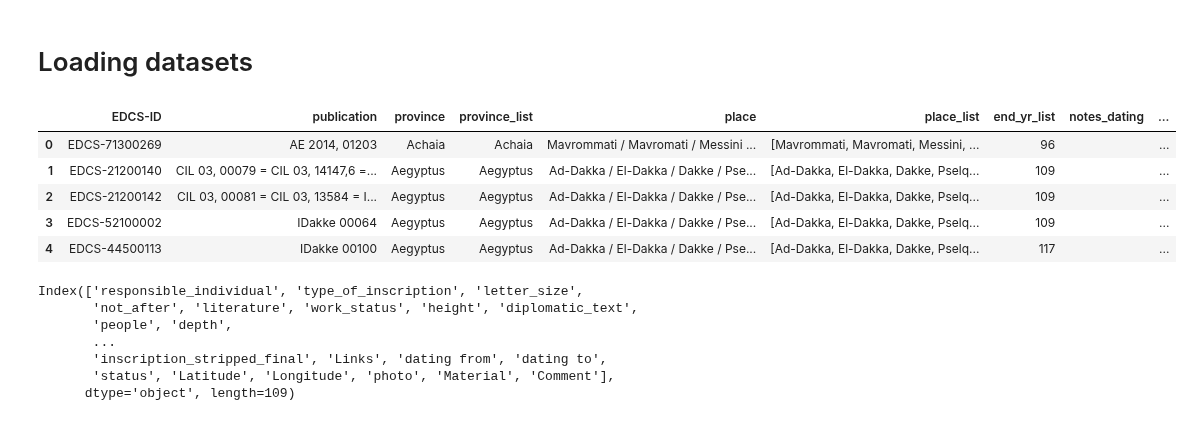
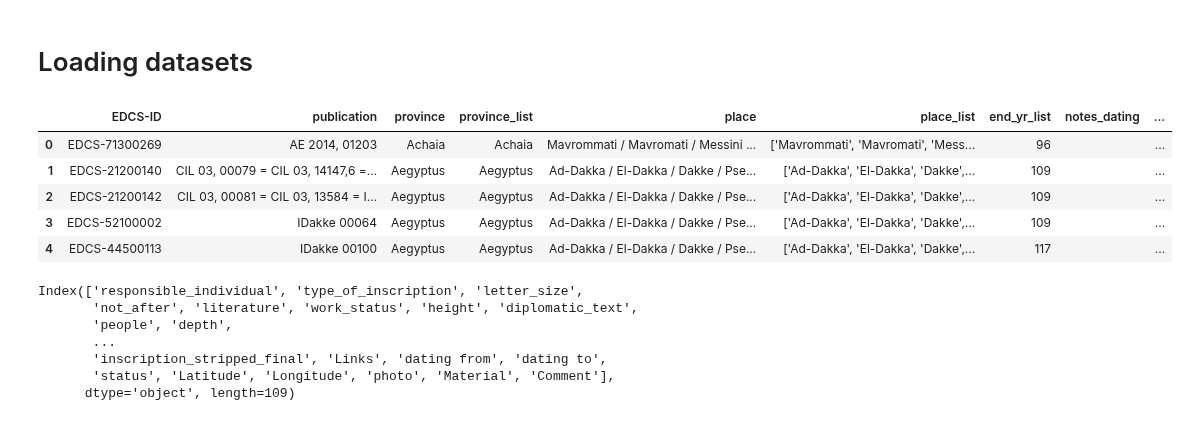
Before and after one commit to sdam-au/LI_ETL, a Jupyter notebook: scripts/4_EXTRACTING-OCCUPATIONS&ORGANIZATIONS.ipynb, the cells around one changed output. Drawn from its saved outputs; the diff is of its cells as text; code cells hidden in the pictures.

```diff
--- a/scripts/4_EXTRACTING-OCCUPATIONS&ORGANIZATIONS.ipynb
+++ b/scripts/4_EXTRACTING-OCCUPATIONS&ORGANIZATIONS.ipynb
@@ -11,15 +12,15 @@ warnings.filterwarnings('ignore')
 # %% [markdown]
 # Loading datasets
 # %%
-EDHCS = pd.read_json("../data/large_data/EDHCS.json")
+EDHCS = gpd.read_file("../data/large_data/EDHCSg.geojson", driver="GeoJSON")
 EDHCS.head(5)
 # %% [output]
 |  | EDCS-ID | publication | province | province_list | place | place_list | end_yr_list | notes_dating | ... |
-| 0 | EDCS-71300269 | AE 2014, 01203 | Achaia | Achaia | Mavrommati / Mavromati / Messini ... | [Mavrommati, Mavromati, Messini, ... | 96 |  | ... |
-| 1 | EDCS-21200140 | CIL 03, 00079 = CIL 03, 14147,6 =... | Aegyptus | Aegyptus | Ad-Dakka / El-Dakka / Dakke / Pse... | [Ad-Dakka, El-Dakka, Dakke, Pselq... | 109 |  | ... |
-| 2 | EDCS-21200142 | CIL 03, 00081 = CIL 03, 13584 = I... | Aegyptus | Aegyptus | Ad-Dakka / El-Dakka / Dakke / Pse... | [Ad-Dakka, El-Dakka, Dakke, Pselq... | 109 |  | ... |
-| 3 | EDCS-52100002 | IDakke 00064 | Aegyptus | Aegyptus | Ad-Dakka / El-Dakka / Dakke / Pse... | [Ad-Dakka, El-Dakka, Dakke, Pselq... | 109 |  | ... |
-| 4 | EDCS-44500113 | IDakke 00100 | Aegyptus | Aegyptus | Ad-Dakka / El-Dakka / Dakke / Pse... | [Ad-Dakka, El-Dakka, Dakke, Pselq... | 117 |  | ... |
+| 0 | EDCS-71300269 | AE 2014, 01203 | Achaia | Achaia | Mavrommati / Mavromati / Messini ... | ['Mavrommati', 'Mavromati', 'Mess... | 96 |  | ... |
+| 1 | EDCS-21200140 | CIL 03, 00079 = CIL 03, 14147,6 =... | Aegyptus | Aegyptus | Ad-Dakka / El-Dakka / Dakke / Pse... | ['Ad-Dakka', 'El-Dakka', 'Dakke',... | 109 |  | ... |
+| 2 | EDCS-21200142 | CIL 03, 00081 = CIL 03, 13584 = I... | Aegyptus | Aegyptus | Ad-Dakka / El-Dakka / Dakke / Pse... | ['Ad-Dakka', 'El-Dakka', 'Dakke',... | 109 |  | ... |
+| 3 | EDCS-52100002 | IDakke 00064 | Aegyptus | Aegyptus | Ad-Dakka / El-Dakka / Dakke / Pse... | ['Ad-Dakka', 'El-Dakka', 'Dakke',... | 109 |  | ... |
+| 4 | EDCS-44500113 | IDakke 00100 | Aegyptus | Aegyptus | Ad-Dakka / El-Dakka / Dakke / Pse... | ['Ad-Dakka', 'El-Dakka', 'Dakke',... | 117 |  | ... |
 # %%
 print(EDHCS.columns)
 # %% [output]
```
Also changed, not shown: parts of 1 cell of this notebook, 3 other files.
